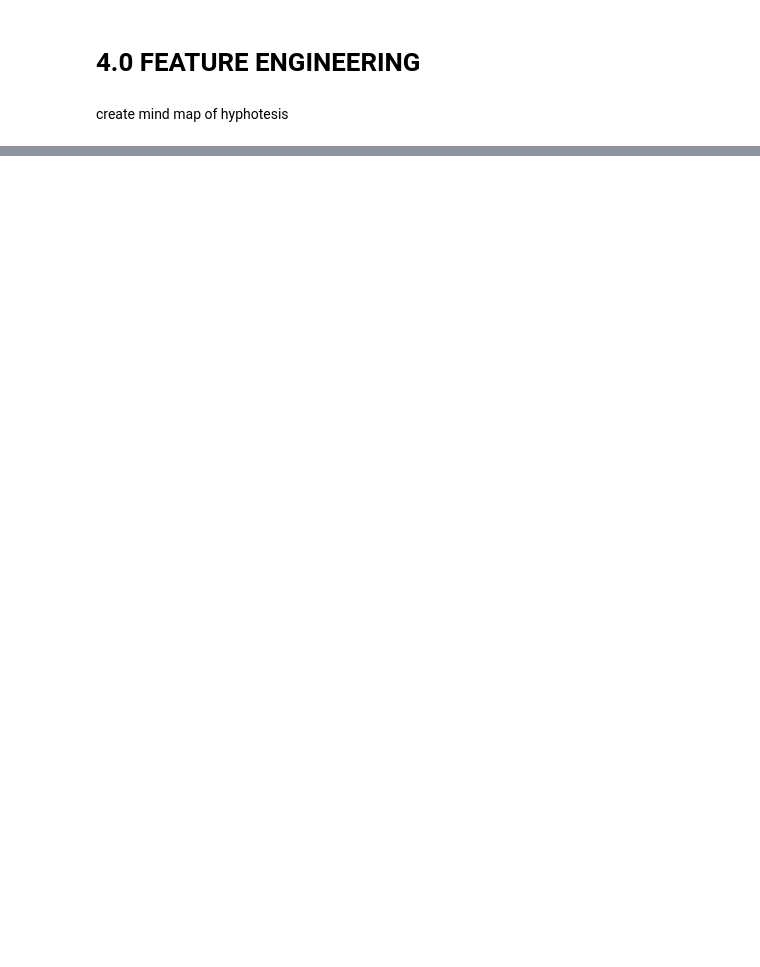
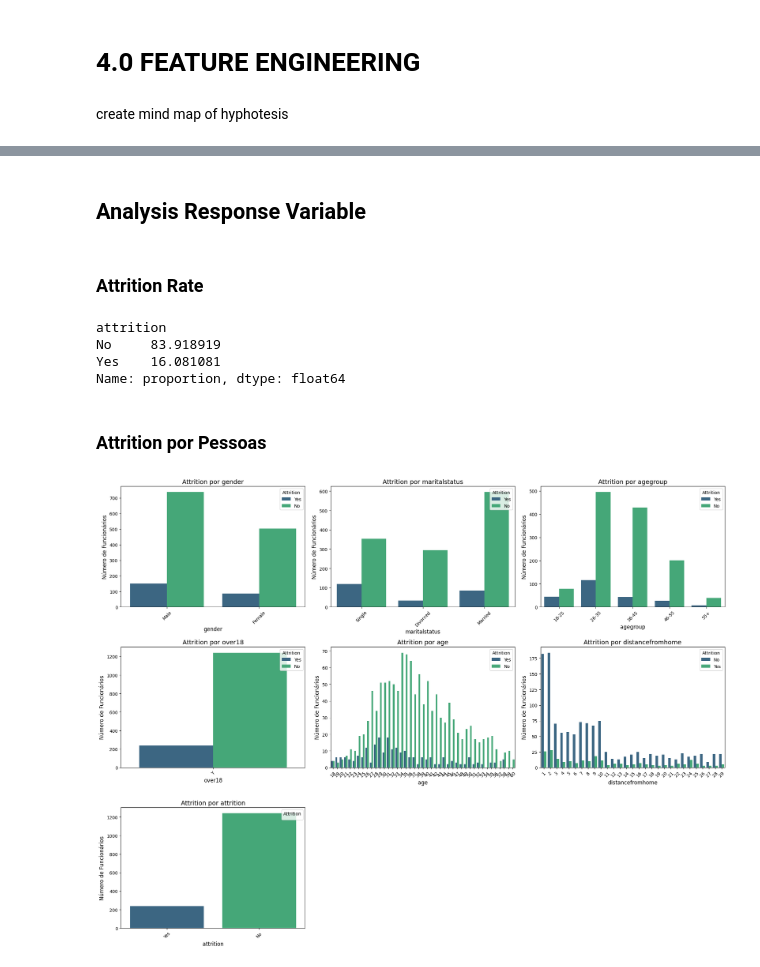
Before and after one commit to ikauann/HR-analytics, a Jupyter notebook: hr_analytics001.ipynb, the cells around one changed output, grey strips where cells are left out. Saved outputs shown, nothing was run; the diff lists cells and outputs as text; code cells hidden in the pictures; blank space fills up the shorter version.

```diff
--- a/hr_analytics001.ipynb
+++ b/hr_analytics001.ipynb
@@ -209,0 +266,48 @@ Name: monthlyrate, Length: 1242, dtype: int64
+# %%
+pessoas_cols = df4[['empid', 'gender', 'maritalstatus', 'agegroup', 'over18', 'age', 'distancefromhome', 'attrition']]
+emprego_cols = df4[['employeecount', 'employeenumber', 'joblevel', 'jobrole', 'yearsatcompany', 'yearsincurrentrole', 'yearswithcurrmanager', 'yearssincelastpromotion', 'businesstravel', 'department', 'standardhours', 'overtime', 'attrition']]
+renda_beneficios_cols = df4[['dailyrate', 'hourlyrate', 'monthlyincome', 'monthlyrate', 'numcompaniesworked', 'percentsalaryhike', 'salaryslab', 'stockoptionlevel', 'totalworkingyears', 'attrition']]
+educacao_treinamento_cols = df4[['education', 'educationfield', 'trainingtimeslastyear', 'attrition']]
+satisfacao_desenvolvimento_cols = df4[['environmentsatisfaction', 'jobinvolvement', 'relationshipsatisfaction', 'worklifebalance', 'jobsatisfaction', 'performancerating', 'attrition']]
+# %% [markdown]
+## Analysis Response Variable
+# %% [markdown]
+### Attrition Rate
+# %%
+attrition_rate = df4['attrition'].value_counts(normalize=True) * 100
+print(attrition_rate)
+# %% [output]
+attrition
+No     83.918919
+Yes    16.081081
+Name: proportion, dtype: float64
+# %% [markdown]
+### Attrition por Pessoas
+# %%
+# Configurar o número de colunas e linhas para subplots
+columns = pessoas_cols.drop(columns=['empid']).columns
+n_cols = 3  # Número de gráficos por linha
+n_rows = (len(columns) + n_cols - 1) // n_cols  # Calcular o número de linhas
+
+# Criar a figura e os subplots
+fig, axes = plt.subplots(n_rows, n_cols, figsize=(20, 5 * n_rows))  # Ajustar tamanho da figura
+axes = axes.flatten()  # Achatar os eixos para facilitar a iteração
+
+# Iterar pelas colunas e criar gráficos
+for i, x in enumerate(columns):
+    sns.countplot(data=pessoas_cols, x=x, hue='attrition', palette='viridis', ax=axes[i])
+    axes[i].set_title(f'Attrition por {x}', fontsize=14)
+    axes[i].set_xlabel(f'{x}', fontsize=12)
+    axes[i].set_ylabel('Número de Funcionários', fontsize=12)
+    axes[i].legend(title='Attrition', loc='upper right')
+    axes[i].tick_params(axis='x', rotation=45)
+
+# Remover gráficos vazios se houver menos colunas que subplots
+for i in range(len(columns), len(axes)):
+    fig.delaxes(axes[i])
+
+# Ajustar layout
+plt.tight_layout()
+plt.show()
+# %% [output]
+[figure, added]
```
Also changed, not shown: parts of 39 cells of this notebook, 3 other files.
